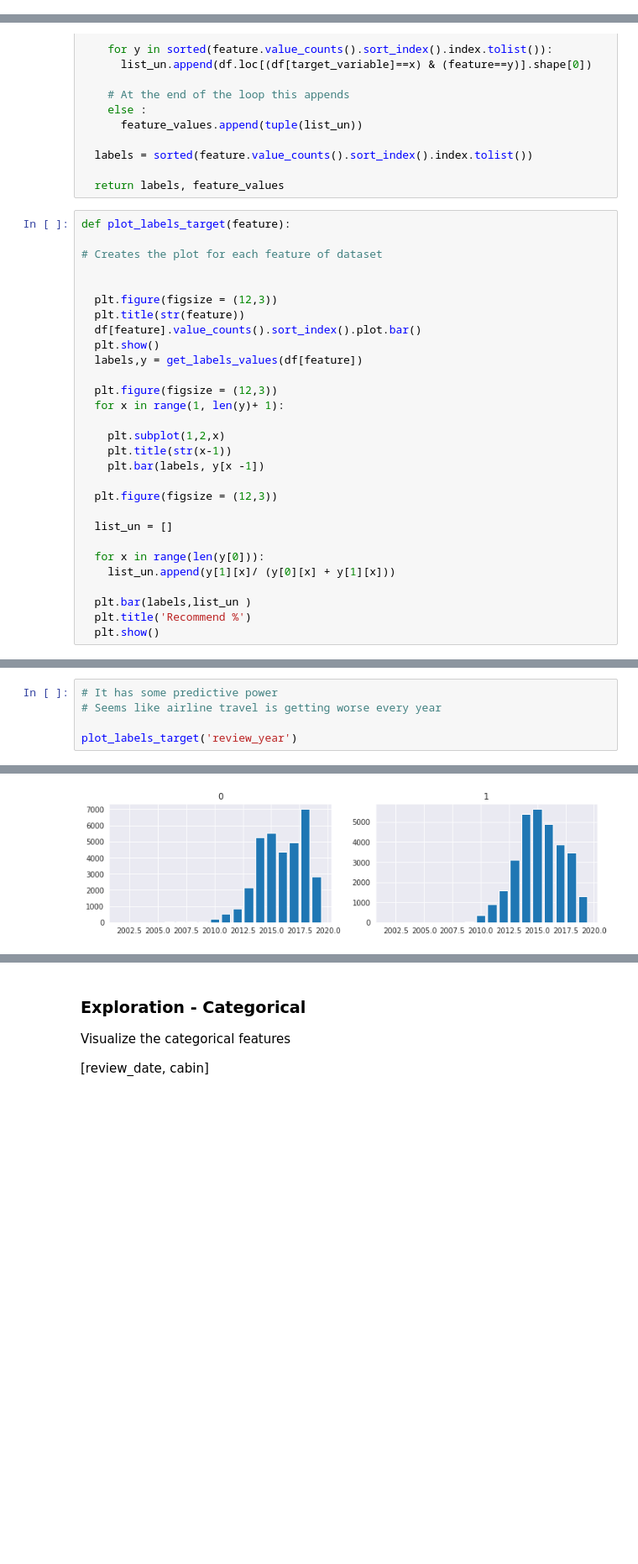
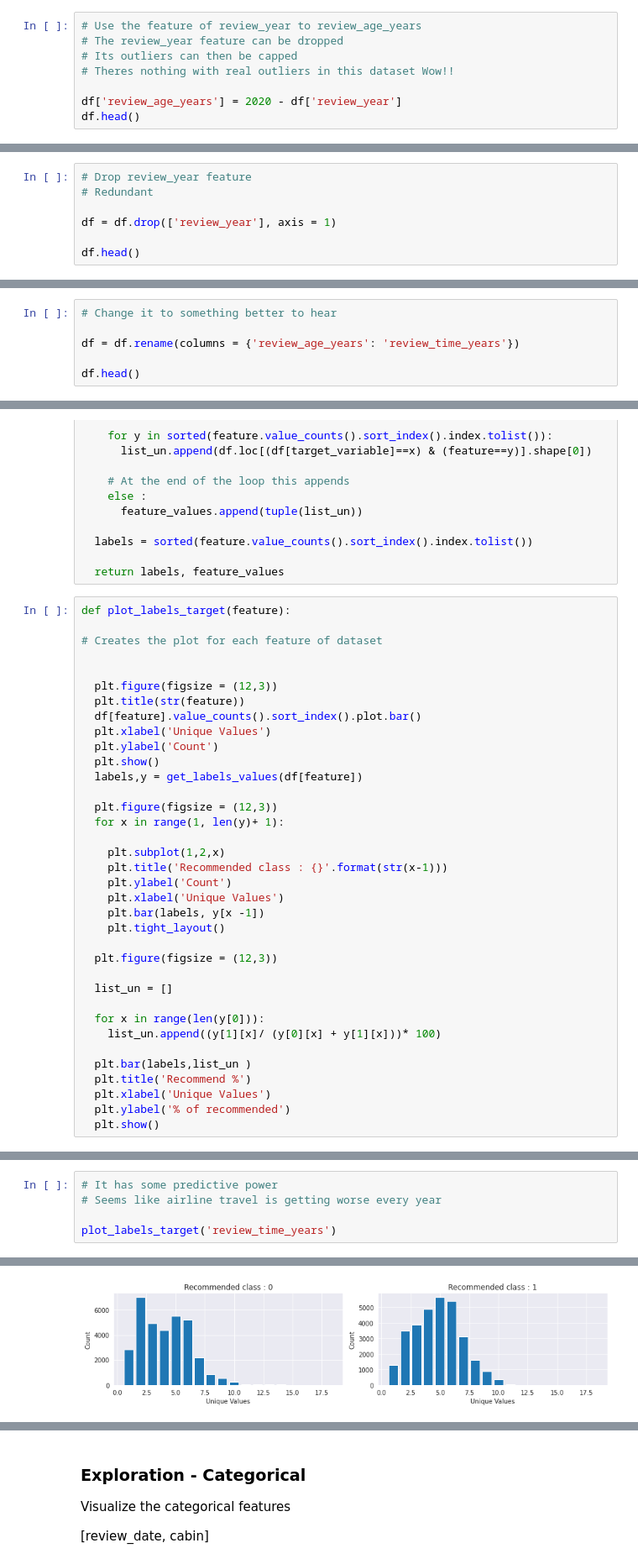
Before and after one commit to suchirmm/airline_passenger, a Jupyter notebook: airline_passenger.ipynb, the cells around one changed output, grey strips where cells are left out. Shown at 84% size. Saved outputs shown, nothing was run; the diff lists cells and outputs as text; blank space fills up the shorter version.

```diff
--- a/airline_passenger.ipynb
+++ b/airline_passenger.ipynb
@@ -559,0 +600,8 @@ Amenities like {food_bev, cabin service, entertainment} dont follow normal distr
+# %%
+# Use the feature of review_year to review_age_years
+# The review_year feature can be dropped
+# Its outliers can then be capped
+# Theres nothing with real outliers in this dataset Wow!!
+
+df['review_age_years'] = 2020 - df['review_year']
+df.head()
@@ -559,0 +622,7 @@ Amenities like {food_bev, cabin service, entertainment} dont follow normal distr
+# %%
+# Drop review_year feature
+# Redundant
+
+df = df.drop(['review_year'], axis = 1)
+
+df.head()
@@ -559,0 +636,6 @@ Amenities like {food_bev, cabin service, entertainment} dont follow normal distr
+# %%
+# Change it to something better to hear
+
+df = df.rename(columns = {'review_age_years': 'review_time_years'})
+
+df.head()
@@ -889,6 +976,8 @@ def plot_labels_target(feature):
   plt.figure(figsize = (12,3))
   plt.title(str(feature))
   df[feature].value_counts().sort_index().plot.bar()
+  plt.xlabel('Unique Values')
+  plt.ylabel('Count')
   plt.show()
   labels,y = get_labels_values(df[feature])
 
@@ -896,18 +985,23 @@ def plot_labels_target(feature):
   for x in range(1, len(y)+ 1):
 
     plt.subplot(1,2,x)
-    plt.title(str(x-1))
+    plt.title('Recommended class : {}'.format(str(x-1)))
+    plt.ylabel('Count')
+    plt.xlabel('Unique Values')
     plt.bar(labels, y[x -1])
+    plt.tight_layout()
 
   plt.figure(figsize = (12,3))
 
   list_un = []
 
   for x in range(len(y[0])):
-    list_un.append(y[1][x]/ (y[0][x] + y[1][x]))
+    list_un.append((y[1][x]/ (y[0][x] + y[1][x]))* 100)
 
   plt.bar(labels,list_un )
   plt.title('Recommend %')
+  plt.xlabel('Unique Values')
+  plt.ylabel('% of recommended')
   plt.show()
 # %%
 # Information rich feature
@@ -974,5 +1068,5 @@ plot_labels_target('value_for_money')
 # It has some predictive power
 # Seems like airline travel is getting worse every year
 
-plot_labels_target('review_year')
+plot_labels_target('review_time_years')
 # %% [output]
@@ -980 +1074 @@ plot_labels_target('review_year')
-[figure, old version]
+[figure, new version]
```
Also changed, not shown: parts of 48 cells of this notebook.
